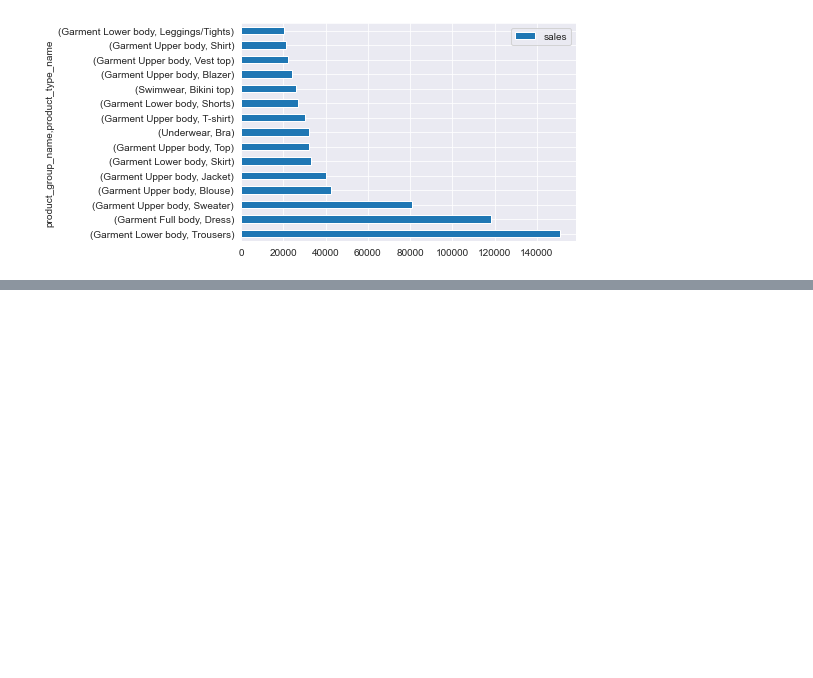
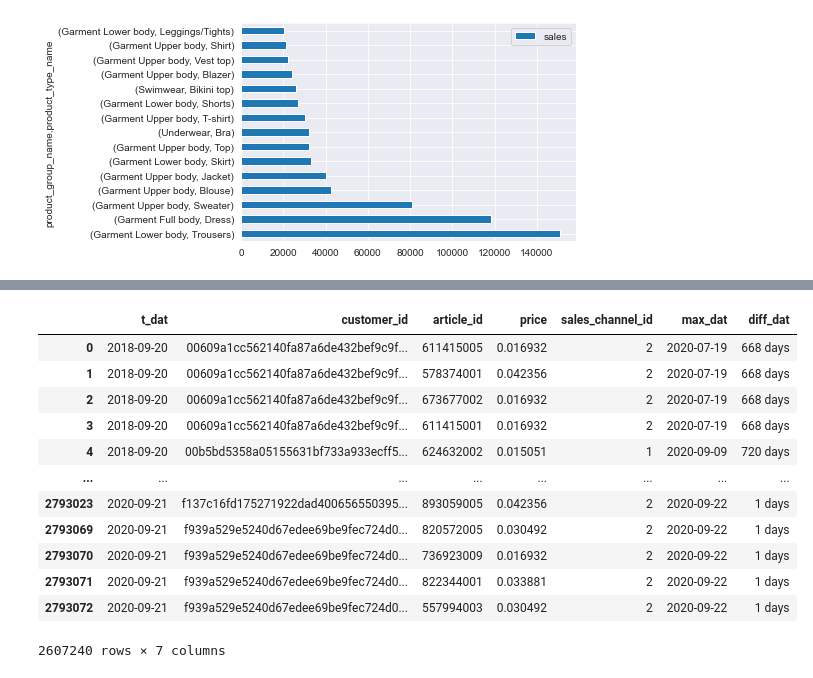
Before and after one commit to HirotaYusuke/h-and-m-personalized-fashion-recommendations, a Jupyter notebook: EDA_hirota.ipynb, the cells around one changed output, grey strips where cells are left out. Drawn from its saved outputs; the diff is of its cells as text; code cells hidden in the pictures; blank space fills up the shorter version.

```diff
--- a/EDA_hirota.ipynb
+++ b/EDA_hirota.ipynb
@@ -556,0 +647,16 @@ group_sales.sort_values('sales', ascending=False).head(15).plot.barh()
+# %%
+transaction_reordered[transaction_reordered['diff_dat']!='0 days']
+# %% [output]
+|  | t_dat | customer_id | article_id | price | sales_channel_id | max_dat | diff_dat |
+| 0 | 2018-09-20 | 00609a1cc562140fa87a6de432bef9c9f... | 611415005 | 0.016932 | 2 | 2020-07-19 | 668 days |
+| 1 | 2018-09-20 | 00609a1cc562140fa87a6de432bef9c9f... | 578374001 | 0.042356 | 2 | 2020-07-19 | 668 days |
+| 2 | 2018-09-20 | 00609a1cc562140fa87a6de432bef9c9f... | 673677002 | 0.016932 | 2 | 2020-07-19 | 668 days |
+| 3 | 2018-09-20 | 00609a1cc562140fa87a6de432bef9c9f... | 611415001 | 0.016932 | 2 | 2020-07-19 | 668 days |
+| 4 | 2018-09-20 | 00b5bd5358a05155631bf733a933ecff5... | 624632002 | 0.015051 | 1 | 2020-09-09 | 720 days |
+| ... | ... | ... | ... | ... | ... | ... | ... |
+| 2793023 | 2020-09-21 | f137c16fd175271922dad400656550395... | 893059005 | 0.042356 | 2 | 2020-09-22 | 1 days |
+| 2793069 | 2020-09-21 | f939a529e5240d67edee69be9fec724d0... | 820572005 | 0.030492 | 2 | 2020-09-22 | 1 days |
+| 2793070 | 2020-09-21 | f939a529e5240d67edee69be9fec724d0... | 736923009 | 0.016932 | 2 | 2020-09-22 | 1 days |
+| 2793071 | 2020-09-21 | f939a529e5240d67edee69be9fec724d0... | 822344001 | 0.033881 | 2 | 2020-09-22 | 1 days |
+| 2793072 | 2020-09-21 | f939a529e5240d67edee69be9fec724d0... | 557994003 | 0.030492 | 2 | 2020-09-22 | 1 days |
+2607240 rows × 7 columns
```
Also changed, not shown: parts of 15 cells of this notebook.
